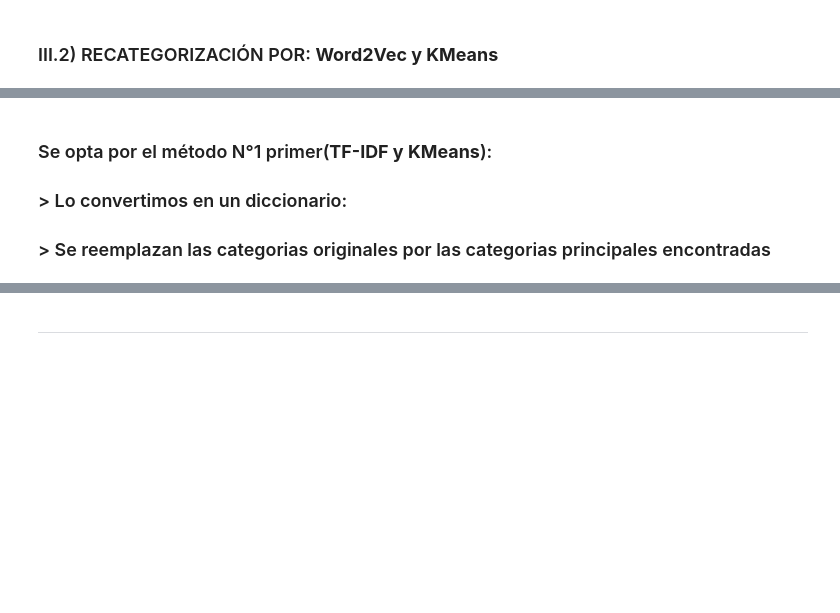
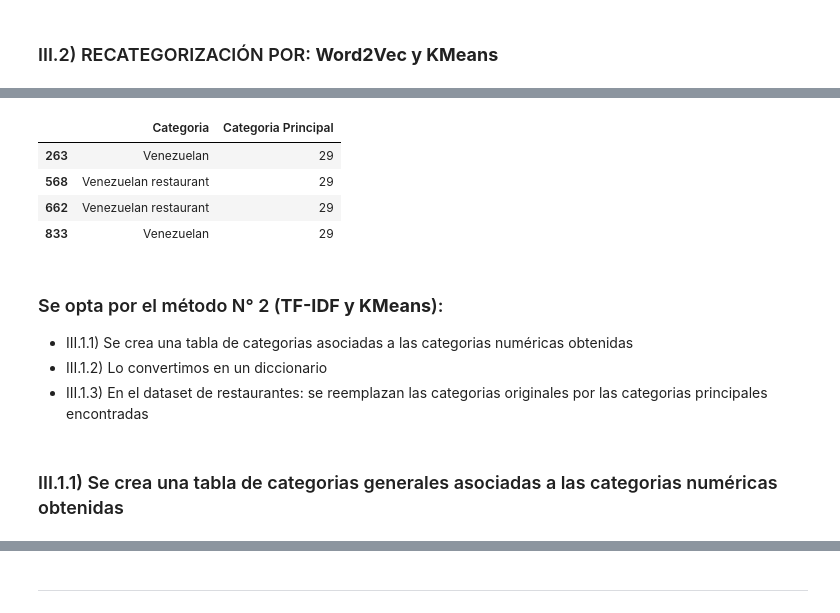
Before and after one commit to MyriamRengifo/proyecto_final, a Jupyter notebook: Data Analysis/EDA_KPI_LuisMata.ipynb, the cells around one changed output, grey strips where cells are left out. Cells and saved outputs as stored; diff of their text form; code cells hidden in the pictures; blank space fills up the shorter version.

```diff
--- a/Data Analysis/EDA_KPI_LuisMata.ipynb
+++ b/Data Analysis/EDA_KPI_LuisMata.ipynb
@@ -717,4 +681,30 @@ resultado_WV[resultado_WV['Categoria Principal'] == 10]
+# %%
+# Ejemplo de categorías como descripciones de texto
+categorias = list(set_categories)
+
+# Convertir las categorías a una representación TF-IDF
+vectorizer = TfidfVectorizer(stop_words='english')
+X = vectorizer.fit_transform(categorias)
+
+# Aplicar KMeans para reducir a 30 grupos
+kmeans = KMeans(n_clusters=30, random_state=30, max_iter = 30)
+kmeans.fit(X)
+
+# Mostrar las categorías y sus grupos asignados
+resultado_TF = pd.DataFrame({'Categoria': categorias, 'Categoria Principal': kmeans.labels_})
+# %%
+resultado_TF[resultado_TF['Categoria Principal'] == 29] #23
+# %% [output]
+|  | Categoria | Categoria Principal |
+| 263 | Venezuelan | 29 |
+| 568 | Venezuelan restaurant | 29 |
+| 662 | Venezuelan restaurant | 29 |
+| 833 | Venezuelan | 29 |
 # %% [markdown]
-### Se opta por el método N°1 primer(**TF-IDF y KMeans**):
-### > Lo convertimos en un diccionario:
-### > Se reemplazan las categorias originales por las categorias principales encontradas
+### Se opta por el método N° 2 (**TF-IDF y KMeans**):
+
+- III.1.1) Se crea una tabla de categorias asociadas a las categorias numéricas obtenidas
+- III.1.2) Lo convertimos en un diccionario
+- III.1.3) En el dataset de restaurantes: se reemplazan las categorias originales por las categorias principales encontradas
+# %% [markdown]
+### III.1.1) Se crea una tabla de categorias generales asociadas a las categorias numéricas obtenidas
```
Also changed, not shown: parts of 22 cells of this notebook.
